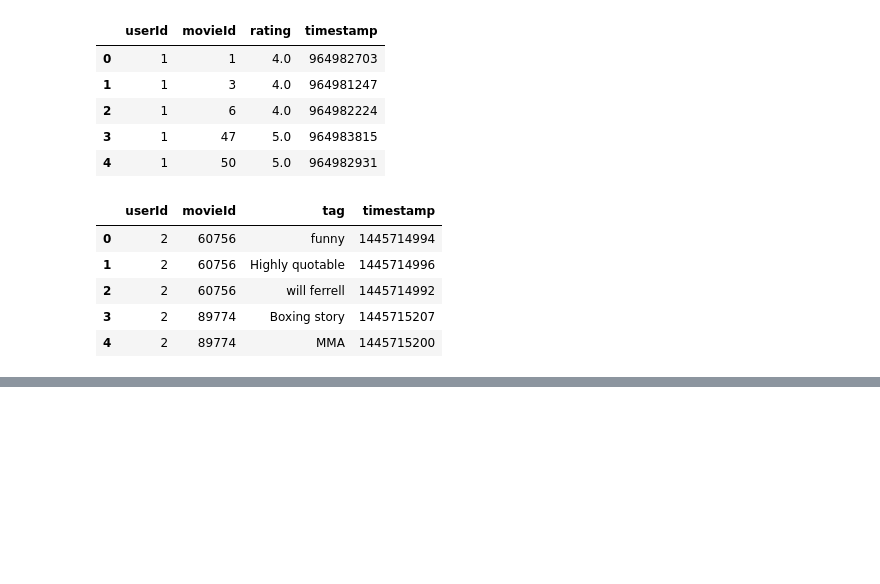
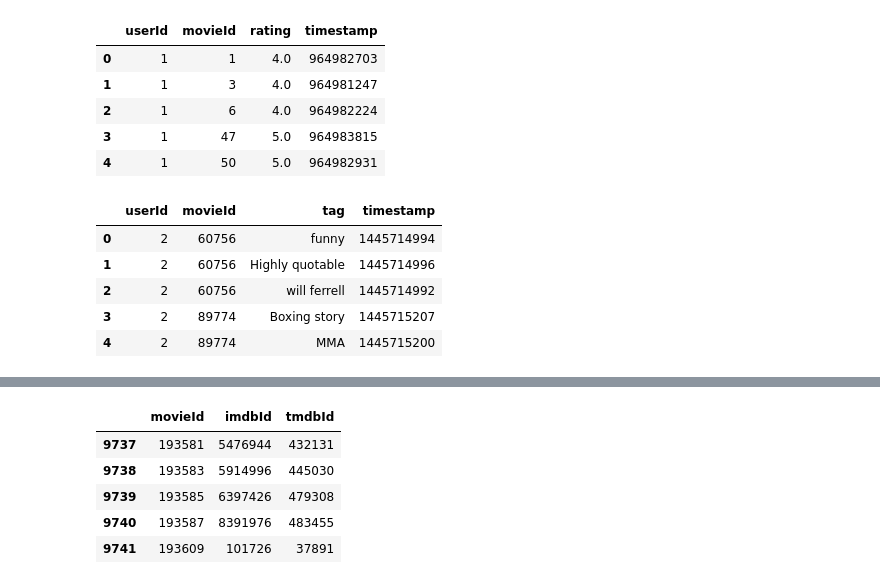
Before and after one commit to RafaelMatteo/RecommenderSystem, a Jupyter notebook: notebooks/data_preprocessing.ipynb, the cells around one changed output, grey strips where cells are left out. Saved outputs shown, nothing was run; the diff lists cells and outputs as text; code cells hidden in the pictures; blank space fills up the shorter version.

```diff
--- a/notebooks/data_preprocessing.ipynb
+++ b/notebooks/data_preprocessing.ipynb
@@ -51,0 +189,9 @@ tags.head()
+# %%
+df.tail()
+# %% [output]
+|  | movieId | imdbId | tmdbId |
+| 9737 | 193581 | 5476944 | 432131 |
+| 9738 | 193583 | 5914996 | 445030 |
+| 9739 | 193585 | 6397426 | 479308 |
+| 9740 | 193587 | 8391976 | 483455 |
+| 9741 | 193609 | 101726 | 37891 |
```
Also changed, not shown: parts of 7 cells of this notebook, 5 other files.
